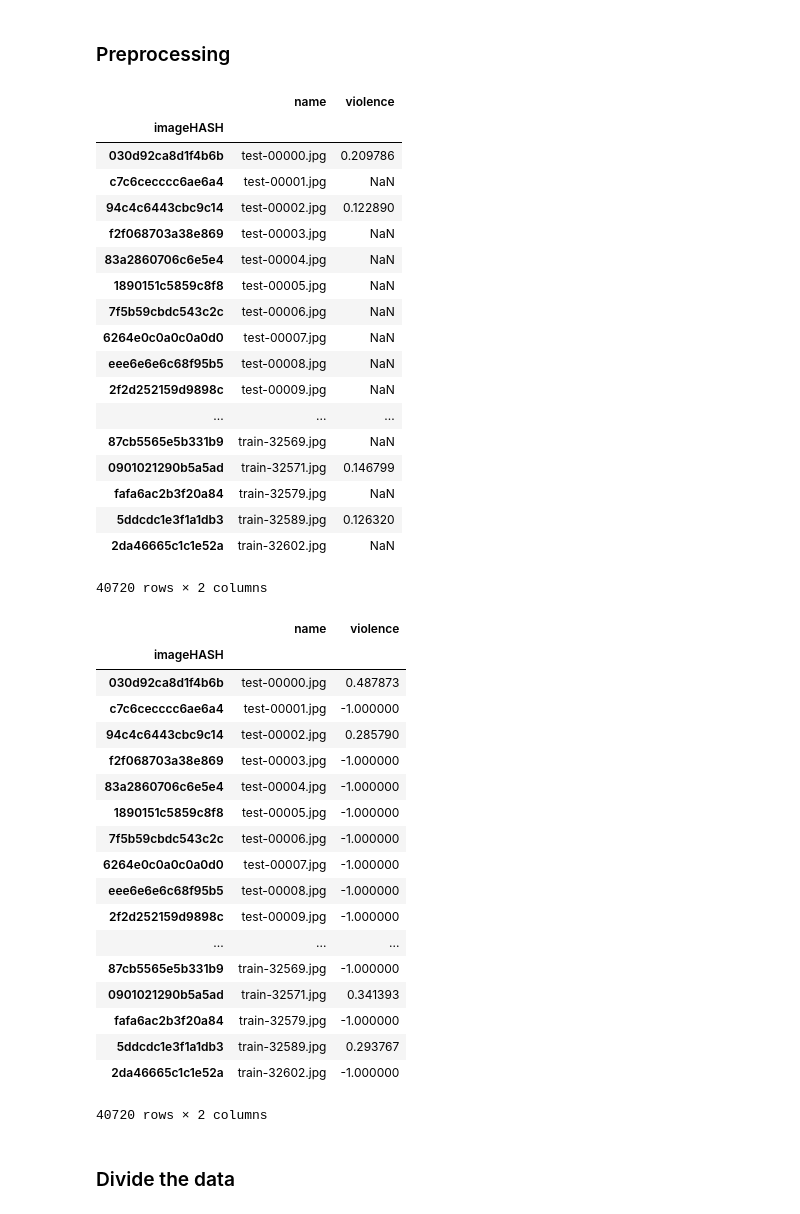
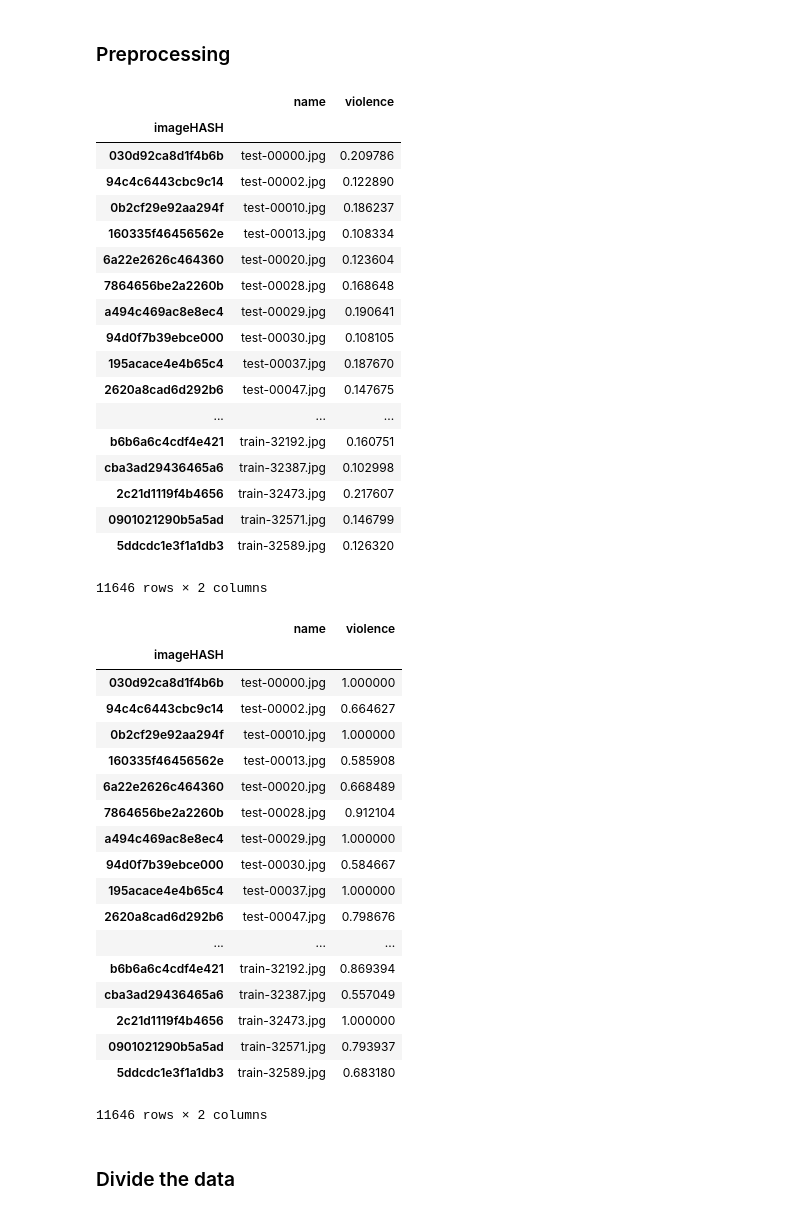
Before and after one commit to kalkun/Thesis, a Jupyter notebook: analysis/post_scope_experiments/UCLA_model_no_auxilliary_tasks.ipynb, the cells around one changed output. Cells and saved outputs as stored; diff of their text form; code cells hidden in the pictures.

```diff
--- a/analysis/post_scope_experiments/UCLA_model_no_auxilliary_tasks.ipynb
+++ b/analysis/post_scope_experiments/UCLA_model_no_auxilliary_tasks.ipynb
@@ -43,64 +43,65 @@ len(imgs)
 # %%
 cols = ["name", "label"]
 imgs = imgs[cols]
-indx_non_violence = imgs['label'].isnull()
+imgs = imgs[~imgs["label"].isna()]
+# indx_non_violence = imgs['label'].isnull()
 imgs = imgs.rename(columns={"label": "violence"})
 imgs
 # %% [output]
 |  | name | violence |
 | imageHASH |  |  |
 | 030d92ca8d1f4b6b | test-00000.jpg | 0.209786 |
-| c7c6cecccc6ae6a4 | test-00001.jpg | NaN |
 | 94c4c6443cbc9c14 | test-00002.jpg | 0.122890 |
-| f2f068703a38e869 | test-00003.jpg | NaN |
-| 83a2860706c6e5e4 | test-00004.jpg | NaN |
-| 1890151c5859c8f8 | test-00005.jpg | NaN |
-| 7f5b59cbdc543c2c | test-00006.jpg | NaN |
-| 6264e0c0a0c0a0d0 | test-00007.jpg | NaN |
-| eee6e6e6c68f95b5 | test-00008.jpg | NaN |
-| 2f2d252159d9898c | test-00009.jpg | NaN |
+| 0b2cf29e92aa294f | test-00010.jpg | 0.186237 |
+| 160335f46456562e | test-00013.jpg | 0.108334 |
+| 6a22e2626c464360 | test-00020.jpg | 0.123604 |
+| 7864656be2a2260b | test-00028.jpg | 0.168648 |
+| a494c469ac8e8ec4 | test-00029.jpg | 0.190641 |
+| 94d0f7b39ebce000 | test-00030.jpg | 0.108105 |
+| 195acace4e4b65c4 | test-00037.jpg | 0.187670 |
+| 2620a8cad6d292b6 | test-00047.jpg | 0.147675 |
 | ... | ... | ... |
-| 87cb5565e5b331b9 | train-32569.jpg | NaN |
+| b6b6a6c4cdf4e421 | train-32192.jpg | 0.160751 |
+| cba3ad29436465a6 | train-32387.jpg | 0.102998 |
+| 2c21d1119f4b4656 | train-32473.jpg | 0.217607 |
 | 0901021290b5a5ad | train-32571.jpg | 0.146799 |
-| fafa6ac2b3f20a84 | train-32579.jpg | NaN |
 | 5ddcdc1e3f1a1db3 | train-32589.jpg | 0.126320 |
-| 2da46665c1c1e52a | train-32602.jpg | NaN |
-40720 rows × 2 columns
+11646 rows × 2 columns
 # %%
 # Apply a cut point and normalize violence scores
 cutpoint = 0.43
 
 #clips
 imgs = au.clipDFColumn(imgs, 'violence', cutpoint)
 
 # normalize
 imgs = au.minMax(imgs, 'violence')
 
 # mask values that did not had violence labels
-imgs.loc[indx_non_violence, "violence"] = -1
+# imgs.loc[indx_non_violence, "violence"] = -1
 
 df = imgs
 df
 # %% [output]
 |  | name | violence |
 | imageHASH |  |  |
-| 030d92ca8d1f4b6b | test-00000.jpg | 0.487873 |
-| c7c6cecccc6ae6a4 | test-00001.jpg | -1.000000 |
-| 94c4c6443cbc9c14 | test-00002.jpg | 0.285790 |
-| f2f068703a38e869 | test-00003.jpg | -1.000000 |
-| 83a2860706c6e5e4 | test-00004.jpg | -1.000000 |
-| 1890151c5859c8f8 | test-00005.jpg | -1.000000 |
-| 7f5b59cbdc543c2c | test-00006.jpg | -1.000000 |
-| 6264e0c0a0c0a0d0 | test-00007.jpg | -1.000000 |
-| eee6e6e6c68f95b5 | test-00008.jpg | -1.000000 |
-| 2f2d252159d9898c | test-00009.jpg | -1.000000 |
+| 030d92ca8d1f4b6b | test-00000.jpg | 1.000000 |
+| 94c4c6443cbc9c14 | test-00002.jpg | 0.664627 |
+| 0b2cf29e92aa294f | test-00010.jpg | 1.000000 |
+| 160335f46456562e | test-00013.jpg | 0.585908 |
+| 6a22e2626c464360 | test-00020.jpg | 0.668489 |
+| 7864656be2a2260b | test-00028.jpg | 0.912104 |
+| a494c469ac8e8ec4 | test-00029.jpg | 1.000000 |
+| 94d0f7b39ebce000 | test-00030.jpg | 0.584667 |
+| 195acace4e4b65c4 | test-00037.jpg | 1.000000 |
+| 2620a8cad6d292b6 | test-00047.jpg | 0.798676 |
 | ... | ... | ... |
-| 87cb5565e5b331b9 | train-32569.jpg | -1.000000 |
-| 0901021290b5a5ad | train-32571.jpg | 0.341393 |
-| fafa6ac2b3f20a84 | train-32579.jpg | -1.000000 |
-| 5ddcdc1e3f1a1db3 | train-32589.jpg | 0.293767 |
-| 2da46665c1c1e52a | train-32602.jpg | -1.000000 |
+| b6b6a6c4cdf4e421 | train-32192.jpg | 0.869394 |
+| cba3ad29436465a6 | train-32387.jpg | 0.557049 |
+| 2c21d1119f4b4656 | train-32473.jpg | 1.000000 |
+| 0901021290b5a5ad | train-32571.jpg | 0.793937 |
+| 5ddcdc1e3f1a1db3 | train-32589.jpg | 0.683180 |
-40720 rows × 2 columns
+11646 rows × 2 columns
 # %% [markdown]
 ### Divide the data
 # %%
```
Also changed, not shown: parts of 5 cells of this notebook.
